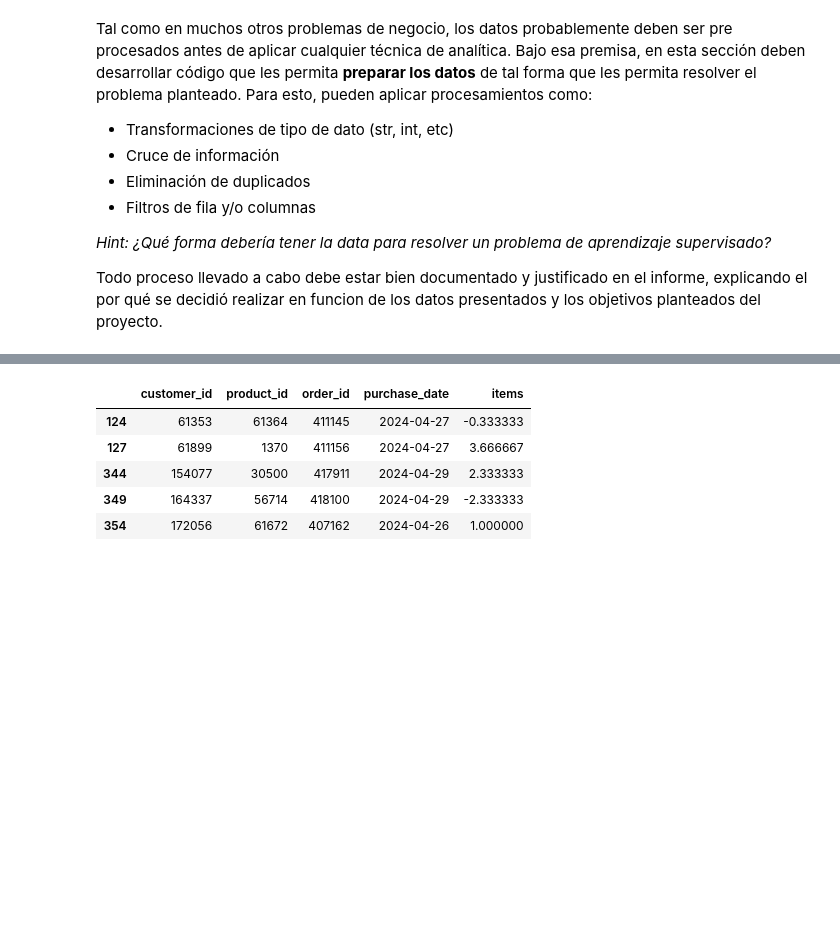
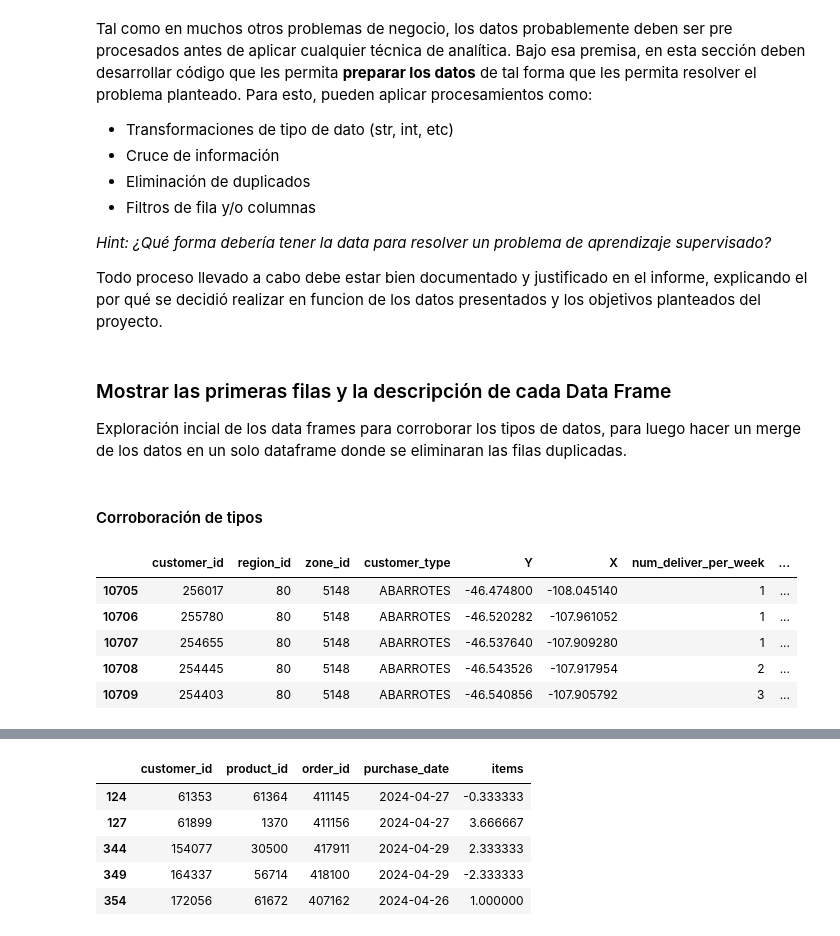
Before and after one commit to fco-marquez/MDS7202_Free_Riders, a Jupyter notebook: entrega1/enunciado_entrega1.ipynb, the cells around one changed output, grey strips where cells are left out. Drawn from its saved outputs; the diff is of its cells as text; code cells hidden in the pictures; blank space fills up the shorter version.

```diff
--- a/entrega1/enunciado_entrega1.ipynb
+++ b/entrega1/enunciado_entrega1.ipynb
@@ -187,3 +188,18 @@ import pandas as pd
 df_customers = pd.read_parquet('clientes.parquet', engine='pyarrow')
 df_products = pd.read_parquet('productos.parquet', engine='pyarrow')
 df_transactions = pd.read_parquet('transacciones.parquet', engine='pyarrow')
+# %% [markdown]
+### Mostrar las primeras filas y la descripción de cada Data Frame
+Exploración incial de los data frames para corroborar los tipos de datos, para luego hacer un merge de los datos en un solo dataframe donde se eliminaran las filas duplicadas.
+# %% [markdown]
+#### Corroboración de tipos
+# %%
+# Mostrar las primeras filas
+df_customers.head()
+# %% [output]
+|  | customer_id | region_id | zone_id | customer_type | Y | X | num_deliver_per_week | ... |
+| 10705 | 256017 | 80 | 5148 | ABARROTES | -46.474800 | -108.045140 | 1 | ... |
+| 10706 | 255780 | 80 | 5148 | ABARROTES | -46.520282 | -107.961052 | 1 | ... |
+| 10707 | 254655 | 80 | 5148 | ABARROTES | -46.537640 | -107.909280 | 1 | ... |
+| 10708 | 254445 | 80 | 5148 | ABARROTES | -46.543526 | -107.917954 | 2 | ... |
+| 10709 | 254403 | 80 | 5148 | ABARROTES | -46.540856 | -107.905792 | 3 | ... |
```
Also changed, not shown: parts of 11 cells of this notebook.
